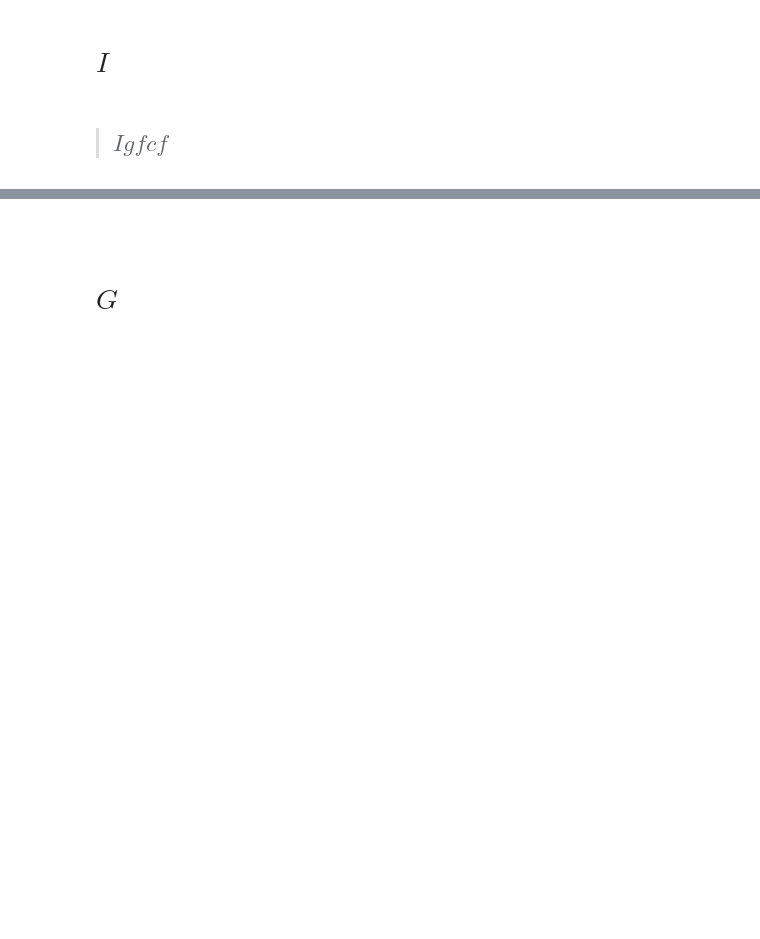
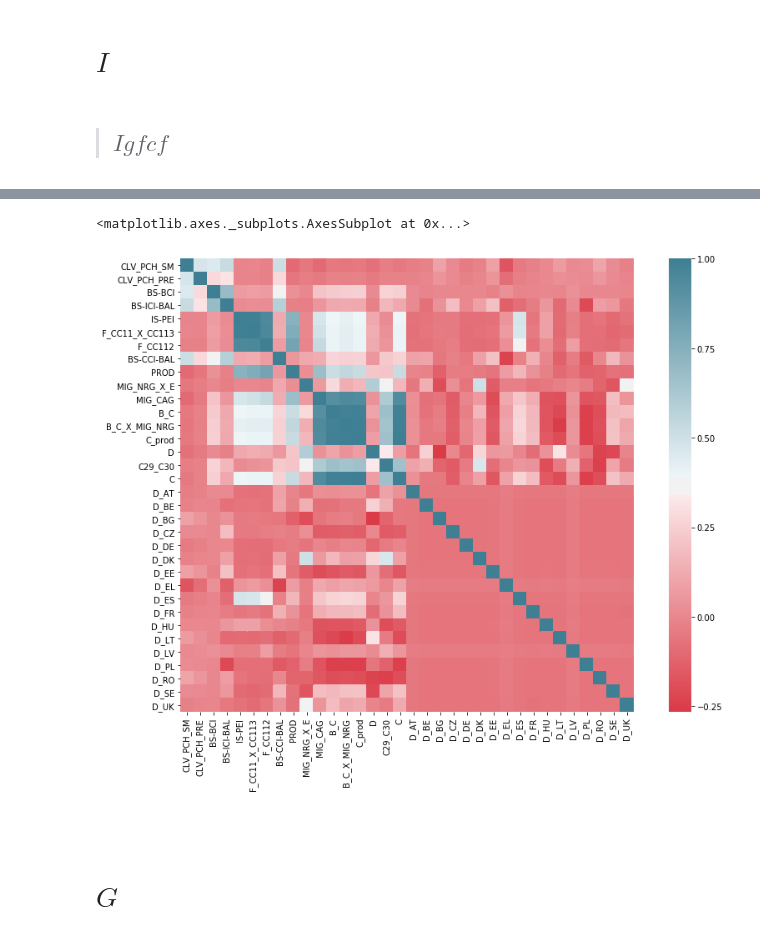
Before and after one commit to boturon/NovaSBE_Courses, a Jupyter notebook: 1107_macroeconomic-policies/assignment/pred-gdp/data.ipynb, the cells around one changed output, grey strips where cells are left out. Cells and saved outputs as stored; diff of their text form; code cells hidden in the pictures; blank space fills up the shorter version.

```diff
--- a/1107_macroeconomic-policies/assignment/pred-gdp/data.ipynb
+++ b/1107_macroeconomic-policies/assignment/pred-gdp/data.ipynb
@@ -610,7 +630,7 @@ def Igfcf(model_variables=[], version=0, all_boolean=False, country_dummies=True
     if country_dummies:
         countries = set(namq_10_gdp.GEO); countries.remove('PT')
         for country in sorted(list(countries)):
-            df_in[country] = (df_in.ID.str[-2:] == country).astype(int)
+            df_in["D_"+country] = (df_in.ID.str[-2:] == country).astype(int)
 
     Igfcf = df_in.dropna().copy().set_index("ID")
     Igfcf = Igfcf.loc[:, (Igfcf != 0).any(axis=0)].copy()
@@ -629,4 +649,6 @@ def Igfcf(model_variables=[], version=0, all_boolean=False, country_dummies=True
     y = Igfcf.loc[:, "CLV_PCH_SM"].copy()
     results = sm.OLS(y, X).fit()
     print(results.summary())
+
+    return(Igfcf, results)
 # %%
@@ -690,7 +712,7 @@ Warnings:
 [2] The condition number is large, 3.06e+03. This might indicate that there are
 strong multicollinearity or other numerical problems.
 # %%
-Igfcf_all = Igfcf(all_boolean=True)
+Igfcf_all, Igfcf_all_resuls = Igfcf(all_boolean=True)
 # %% [output]
                             OLS Regression Results
 ==============================================================================
@@ -709,6 +731,13 @@ Warnings:
 [1] Standard Errors assume that the covariance matrix of the errors is correctly specified.
 [2] The smallest eigenvalue is 2.27e-24. This might indicate that there are
 strong multicollinearity problems or that the design matrix is singular.
+# %%
+f, ax = plt.subplots(figsize=(15,10))
+sns.heatmap(Igfcf_all.corr(), mask=np.zeros_like(Igfcf_all.corr(), dtype=np.bool),
+            cmap=sns.diverging_palette(10, 220, as_cmap=True),square=True, ax=ax)
+# %% [output]
+<matplotlib.axes._subplots.AxesSubplot at 0x...>
+[figure, added]
 # %% [markdown]
 <br>
 # %% [markdown]
```
Also changed, not shown: parts of 48 cells of this notebook, 21 other files.
